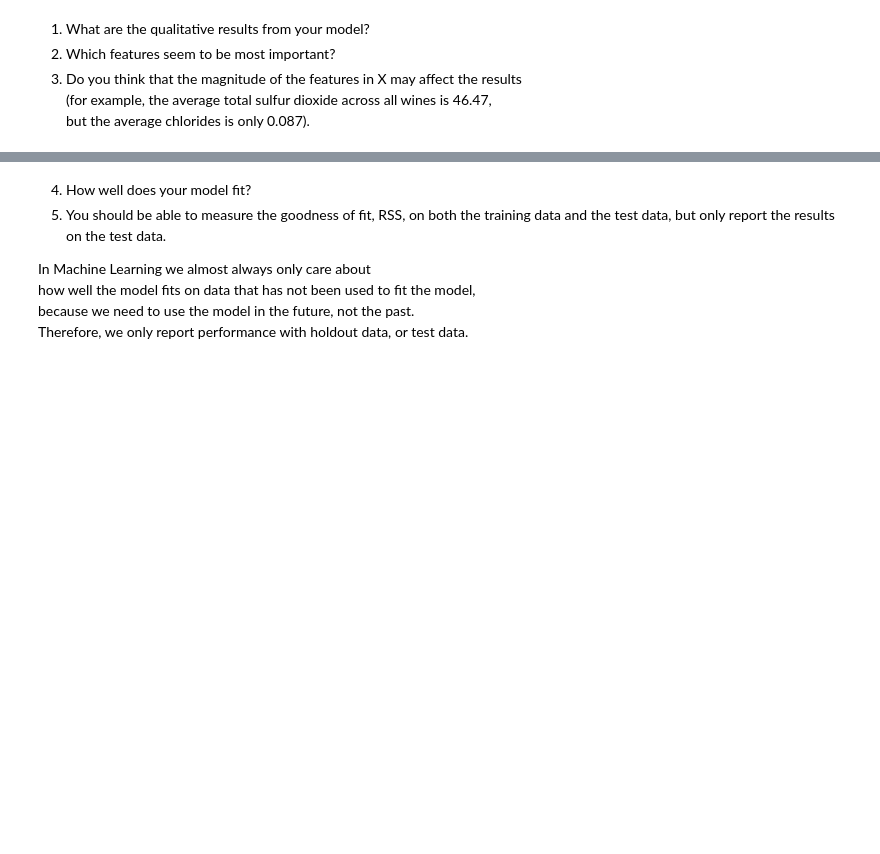
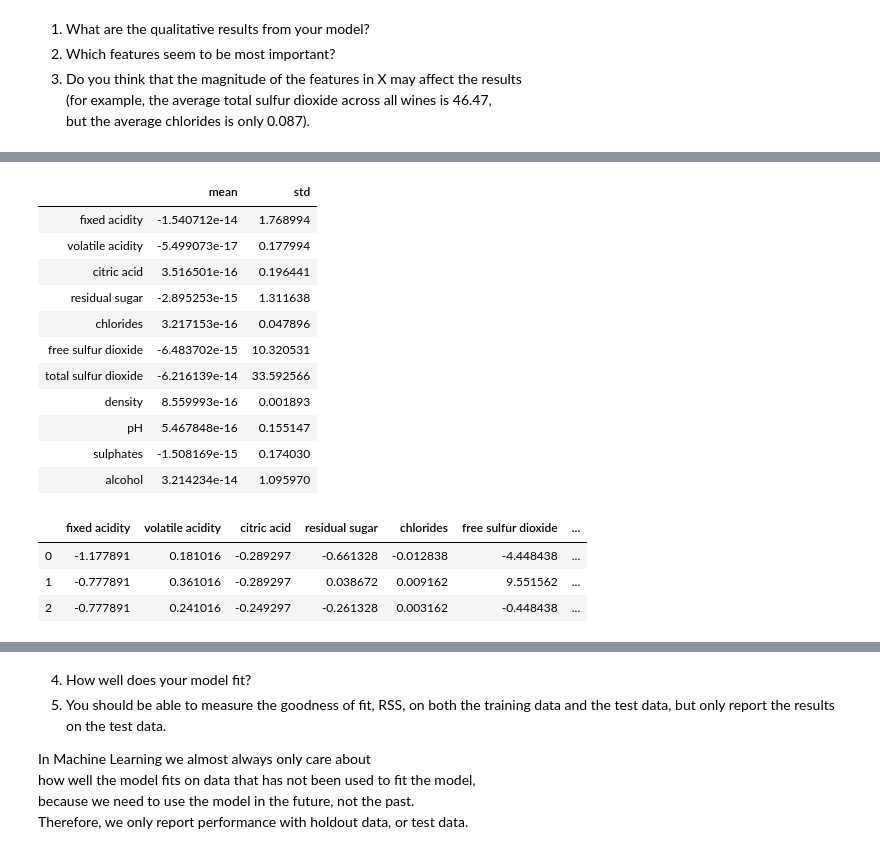
Before and after one commit to r50206v/E4571-Personalization-and-Recommendation-System, a Jupyter notebook: hw1/hw1.ipynb, the cells around one changed output, grey strips where cells are left out. Saved outputs shown, nothing was run; the diff lists cells and outputs as text; code cells hidden in the pictures; blank space fills up the shorter version.

```diff
--- a/hw1/hw1.ipynb
+++ b/hw1/hw1.ipynb
@@ -180 +185,27 @@ total sulfur dioxide    33.046172
 Name: std, dtype: float64
+# %%
+X_train_mean = X_train.mean(axis=0)
+norm_Xtrain = X_train - X_train_mean
+pd.concat(
+    [norm_Xtrain.mean(), norm_Xtrain.std()], axis=1
+).rename(columns={0: "mean", 1: "std"})
+# %% [output]
+|  | mean | std |
+| fixed acidity | -1.540712e-14 | 1.768994 |
+| volatile acidity | -5.499073e-17 | 0.177994 |
+| citric acid | 3.516501e-16 | 0.196441 |
+| residual sugar | -2.895253e-15 | 1.311638 |
+| chlorides | 3.217153e-16 | 0.047896 |
+| free sulfur dioxide | -6.483702e-15 | 10.320531 |
+| total sulfur dioxide | -6.216139e-14 | 33.592566 |
+| density | 8.559993e-16 | 0.001893 |
+| pH | 5.467848e-16 | 0.155147 |
+| sulphates | -1.508169e-15 | 0.174030 |
+| alcohol | 3.214234e-14 | 1.095970 |
+# %%
+norm_Xtrain.head(3)
+# %% [output]
+|  | fixed acidity | volatile acidity | citric acid | residual sugar | chlorides | free sulfur dioxide | ... |
+| 0 | -1.177891 | 0.181016 | -0.289297 | -0.661328 | -0.012838 | -4.448438 | ... |
+| 1 | -0.777891 | 0.361016 | -0.289297 | 0.038672 | 0.009162 | 9.551562 | ... |
+| 2 | -0.777891 | 0.241016 | -0.249297 | -0.261328 | 0.003162 | -0.448438 | ... |
```
Also changed, not shown: parts of 36 cells of this notebook, 1 other file.
